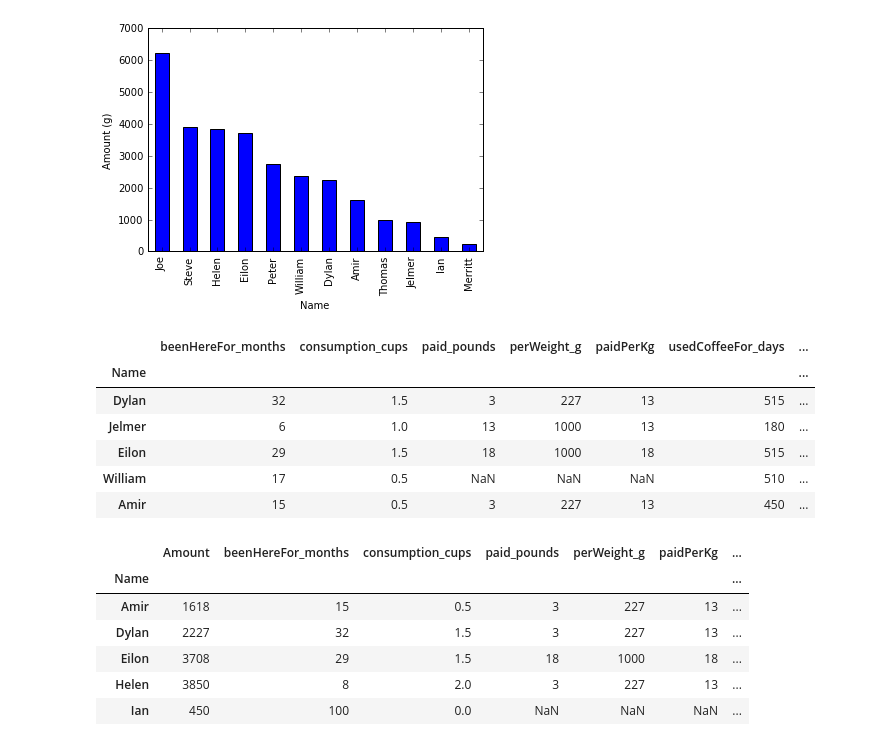
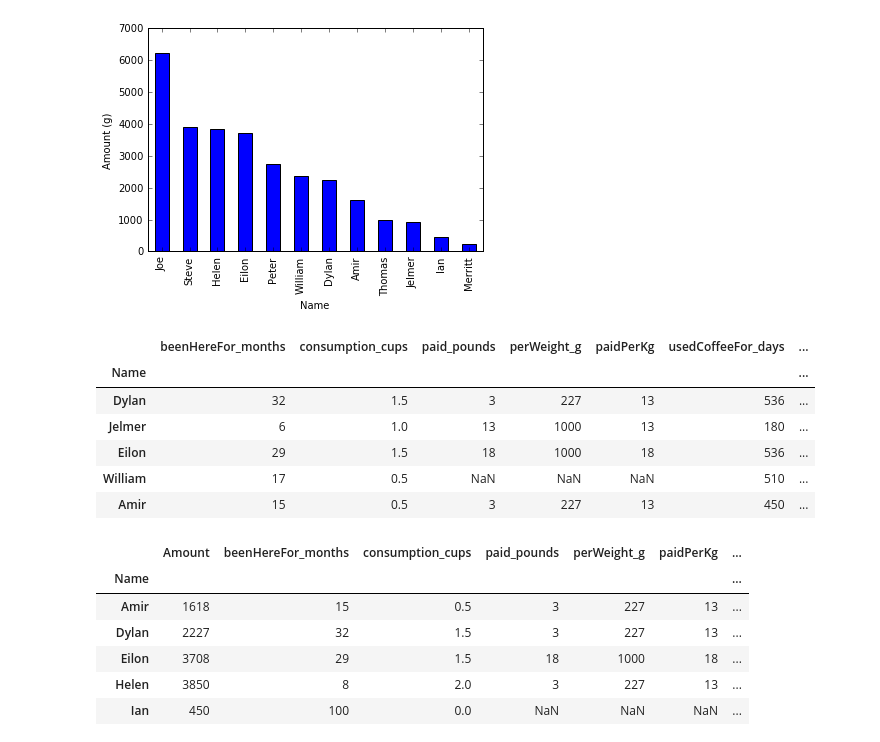
Before and after one commit to amirfz/myPythonProjects, a Jupyter notebook: coffeeDonors/coffeeDonors.ipynb, the cells around one changed output. Cells and saved outputs as stored; diff of their text form; code cells hidden in the pictures.

```diff
--- a/coffeeDonors/coffeeDonors.ipynb
+++ b/coffeeDonors/coffeeDonors.ipynb
@@ -5,7 +5,7 @@ import matplotlib.pyplot as plt
 %matplotlib inline
 # %%
 parser = lambda date: pd.datetime.strptime(date, '%d/%m/%Y')
-data = read_csv("coffeeDonors.csv", parse_dates=[2], date_parser=parser)
+data = pd.read_csv("coffeeDonors.csv", parse_dates=[2], date_parser=parser)
 data = data.sort_values(by = "Date")
 data.head()
 # %% [output]
@@ -50,20 +50,20 @@ plt.savefig('totalAmount_vs_name.pdf')
 # %% [output]
 [figure]
 # %%
-consumptionData = read_csv("coffeeConsumption.csv").set_index("Name")
+consumptionData = pd.read_csv("coffeeConsumption.csv").set_index("Name")
 consumptionData["paidPerKg"] = np.round(consumptionData["paid_pounds"]/consumptionData["perWeight_g"] * 1000)
 consumptionData["usedCoffeeFor_days"] = consumptionData["beenHereFor_months"]*30
-consumptionData.loc[consumptionData["usedCoffeeFor_days"] > int((datetime.now() - data["Date"][1]).days),\
-                    "usedCoffeeFor_days"] = int((datetime.now() - data["Date"][1]).days)
+consumptionData.loc[consumptionData["usedCoffeeFor_days"] > int((pd.datetime.now() - data["Date"][1]).days),\
+                    "usedCoffeeFor_days"] = int((pd.datetime.now() - data["Date"][1]).days)
 consumptionData["amountOfCoffeeUsed_cups"] = np.round(consumptionData["consumption_cups"] * \
                     consumptionData["usedCoffeeFor_days"] * 4/7)
 consumptionData.head()
 # %% [output]
 |  | beenHereFor_months | consumption_cups | paid_pounds | perWeight_g | paidPerKg | usedCoffeeFor_days | ... |
 | Name |  |  |  |  |  |  | ... |
-| Dylan | 32 | 1.5 | 3 | 227 | 13 | 515 | ... |
+| Dylan | 32 | 1.5 | 3 | 227 | 13 | 536 | ... |
 | Jelmer | 6 | 1.0 | 13 | 1000 | 13 | 180 | ... |
-| Eilon | 29 | 1.5 | 18 | 1000 | 18 | 515 | ... |
+| Eilon | 29 | 1.5 | 18 | 1000 | 18 | 536 | ... |
 | William | 17 | 0.5 | NaN | NaN | NaN | 510 | ... |
 | Amir | 15 | 0.5 | 3 | 227 | 13 | 450 | ... |
 # %%
```
Also changed, not shown: parts of 4 cells of this notebook.
